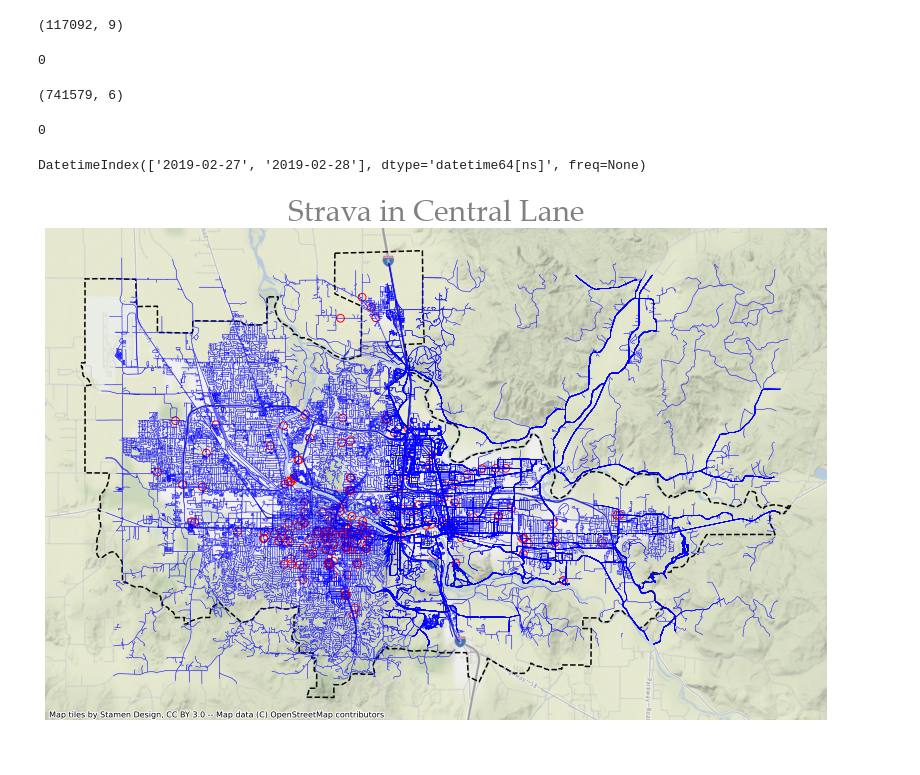
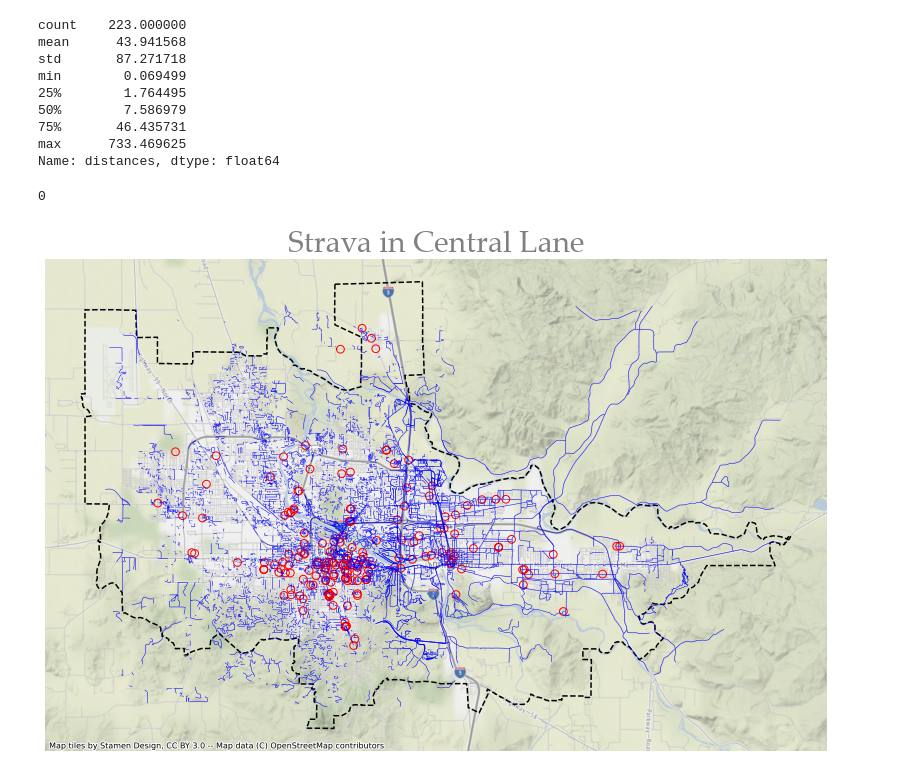
Before and after one commit to dongmeic/MPO_Data_Portal, a Jupyter notebook: TrafficCountData/AADBT/explore_Strava_data.ipynb, the cells around one changed output. Drawn from its saved outputs; the diff is of its cells as text; code cells hidden in the pictures.

Commit message:
aggregated Strava

```diff
--- a/TrafficCountData/AADBT/explore_Strava_data.ipynb
+++ b/TrafficCountData/AADBT/explore_Strava_data.ipynb
@@ -31,0 +52,2 @@ sp_data.rename(columns={"edgeUID": "edge_uid"}, inplace=True)
+# %%
+spr_data = gpd.read_file(gdb, layer='Spr_Daily_Stra_ExportFeature')
@@ -32,2 +70,5 @@ sp_data.rename(columns={"edgeUID": "edge_uid"}, inplace=True)
+# %%
+sp_data = eugcob_data.append(spr_data)
 # %%
-ndata = sp_data.merge(data[["edge_uid", "date", "total_trip_count"]], how="right", on="edge_uid")
+sp_merged = sp_data.merge(aggdata[['edge_uid', 'total_trip_count']], how= 'right',
+                              left_on = 'edgeUID', right_on = 'edge_uid')
@@ -61,4 +96,4 @@ outpath = r'T:\DCProjects\Modeling\AADBT\input'
 # %%
 bike_counts_loc = gpd.read_file(outpath + '\shp\BikeCountsLocations.shp')
 # %%
-ndata = ndata.to_crs(epsg=3857)
+sp_merged = sp_merged.to_crs(epsg=3857)
@@ -78,7 +125,15 @@ bikecountloc_near_Strava.head()
-# %%
-bikecountloc_near_Strava.shape
-# %% [output]
-(117092, 9)
+# %%
+bikecountloc_near_Strava.distances.describe()
+# %% [output]
+count    223.000000
+mean      43.941568
+std       87.271718
+min        0.069499
+25%        1.764495
+50%        7.586979
+75%       46.435731
+max      733.469625
+Name: distances, dtype: float64
 # %%
 bikecountloc_near_Strava.total_trip_count.isna().sum()
 # %% [output]
@@ -90,8 +142,0 @@ df['Date'] = df.Date.apply(lambda x: datetime.strptime(x, '%m/%d/%Y'))
-# %%
-ndata.shape
-# %% [output]
-(741579, 6)
-# %%
-ndata.date.isna().sum()
-# %% [output]
-0
@@ -100,18 +143,13 @@ ndata['date'] = ndata.date.apply(lambda x: datetime.strptime(x, '%Y-%m-%d'))
-# %%
-print(pd.date_range(
-  start="2018-01-01", end="2021-12-31").difference(ndata.date))
-# %% [output]
-DatetimeIndex(['2019-02-27', '2019-02-28'], dtype='datetime64[ns]', freq=None)
 # %%
 MPObd = gpd.read_file("X:/Data/Transportation/MPO_Bound.shp")
 # %%
 fig, ax = plt.subplots(figsize=(14, 12))
-ndata.plot(ax=ax, color='blue', linewidth = 0.5, aspect=1)
+sp_merged.plot(ax=ax, color='blue', linewidth = 0.5, aspect=1)
 bike_counts_loc.plot(ax=ax, marker ='o', facecolor="none", edgecolor="red", markersize=60, aspect=1)
 MPObd.plot(ax=ax, facecolor="none", edgecolor="black", linestyle='--', linewidth = 1.5, aspect=1)
 ctx.add_basemap(ax, alpha = 0.7)
 plt.title("Strava in Central Lane", fontsize=30, fontname="Palatino Linotype",
           color="grey")
 ax.axis("off");
 # %% [output]
-[figure, old version]
+[figure, new version]
```
Also changed, not shown: parts of 34 cells of this notebook.
